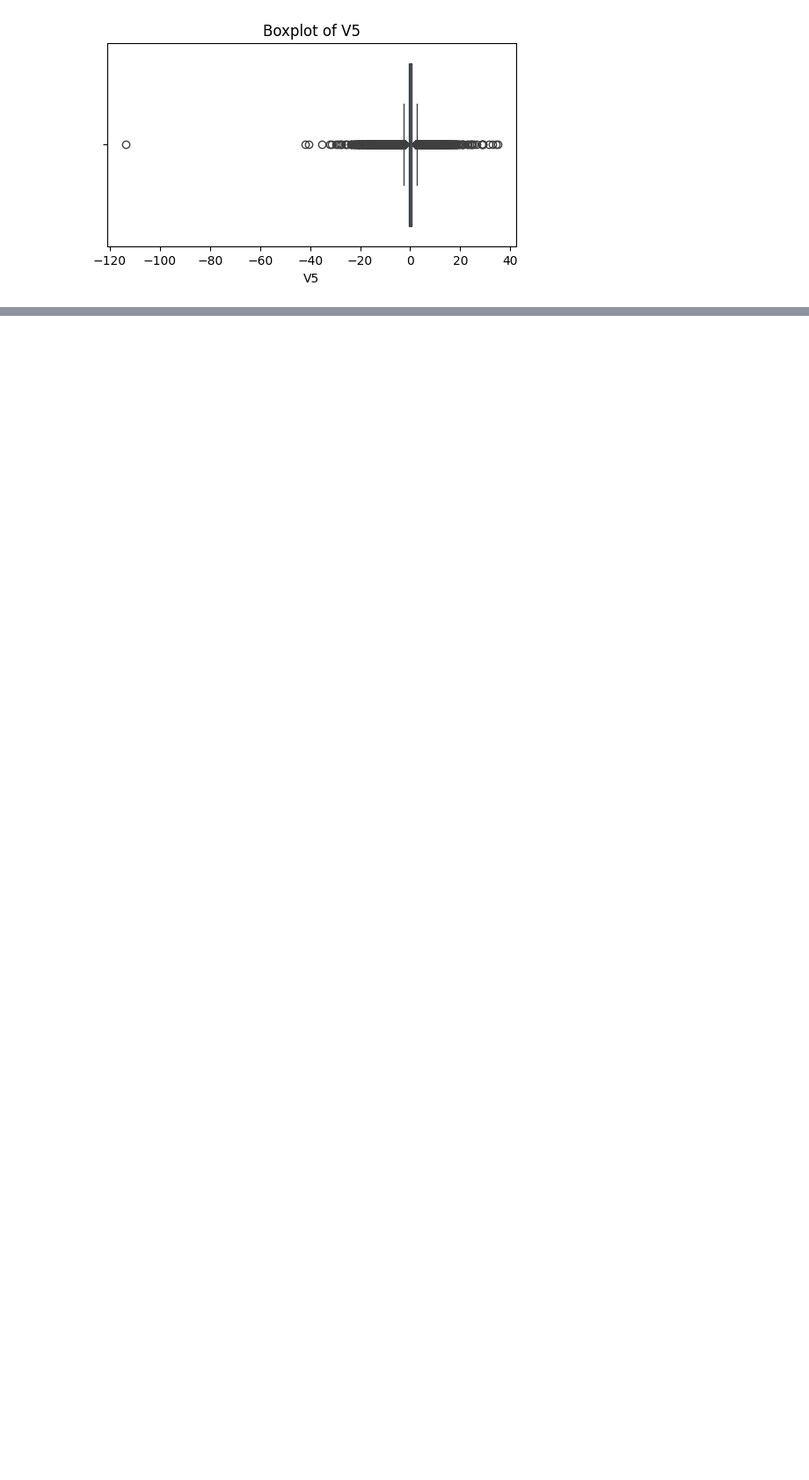
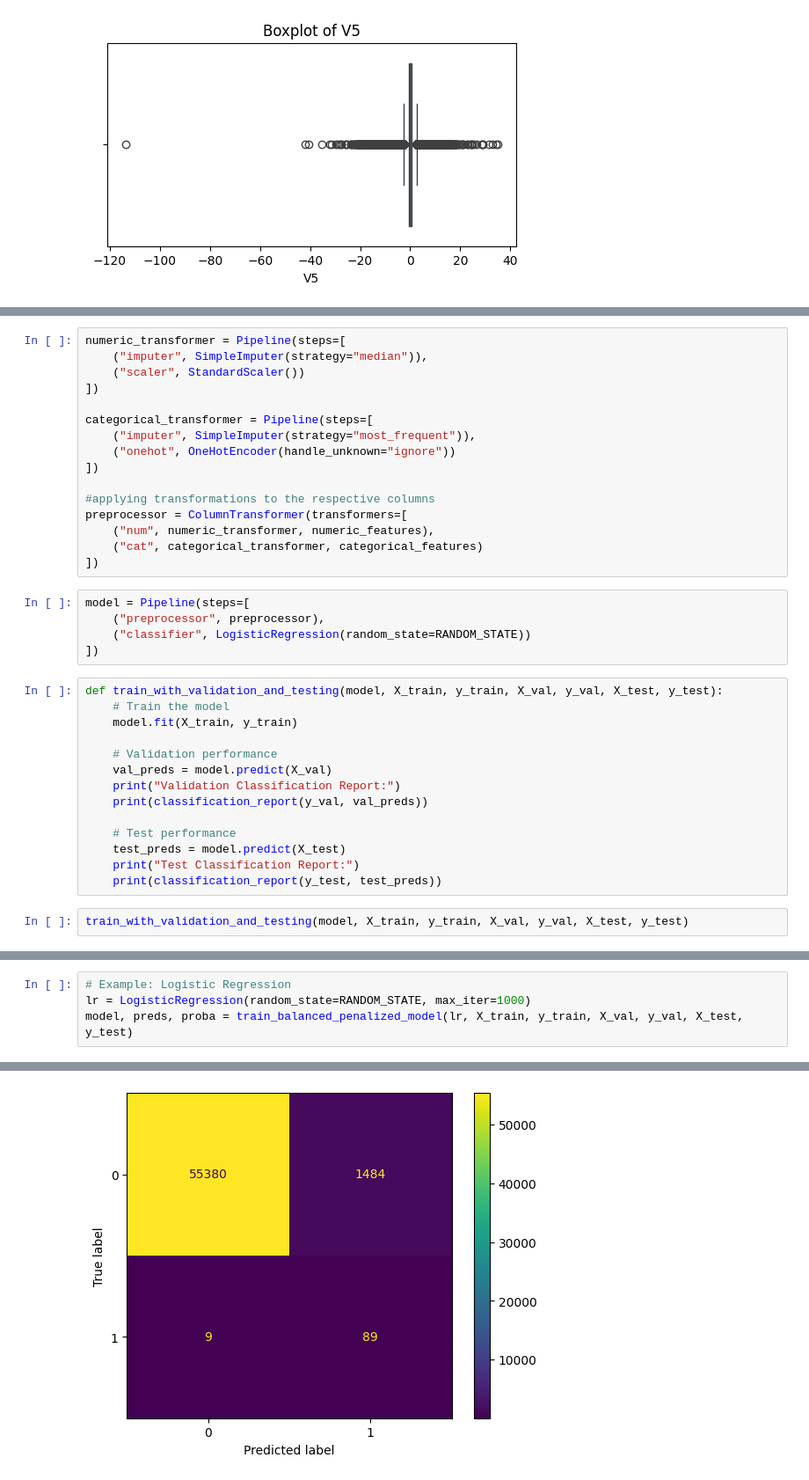
Before and after one commit to sidlihe/Classical_Machine_Learning, a Jupyter notebook: notebooks/supervised_learning.ipynb, the cells around one changed output, grey strips where cells are left out. Shown at 88% size. Cells and saved outputs as stored; diff of their text form; blank space fills up the shorter version.

```diff
--- a/notebooks/supervised_learning.ipynb
+++ b/notebooks/supervised_learning.ipynb
@@ -282,0 +328,37 @@ for col in numeric_features[:6]:   # first few numeric columns
+# %%
+numeric_transformer = Pipeline(steps=[
+    ("imputer", SimpleImputer(strategy="median")),
+    ("scaler", StandardScaler())
+])
+
+categorical_transformer = Pipeline(steps=[
+    ("imputer", SimpleImputer(strategy="most_frequent")),
+    ("onehot", OneHotEncoder(handle_unknown="ignore"))
+])
+
+#applying transformations to the respective columns
+preprocessor = ColumnTransformer(transformers=[
+    ("num", numeric_transformer, numeric_features),
+    ("cat", categorical_transformer, categorical_features)
+])
+# %%
+model = Pipeline(steps=[
+    ("preprocessor", preprocessor),
+    ("classifier", LogisticRegression(random_state=RANDOM_STATE))
+])
+# %%
+def train_with_validation_and_testing(model, X_train, y_train, X_val, y_val, X_test, y_test):
+    # Train the model
+    model.fit(X_train, y_train)
+
+    # Validation performance
+    val_preds = model.predict(X_val)
+    print("Validation Classification Report:")
+    print(classification_report(y_val, val_preds))
+
+    # Test performance
+    test_preds = model.predict(X_test)
+    print("Test Classification Report:")
+    print(classification_report(y_test, test_preds))
+# %%
+train_with_validation_and_testing(model, X_train, y_train, X_val, y_val, X_test, y_test)
@@ -282,0 +428,5 @@ for col in numeric_features[:6]:   # first few numeric columns
+# %%
+# Example: Logistic Regression
+lr = LogisticRegression(random_state=RANDOM_STATE, max_iter=1000)
+model, preds, proba = train_balanced_penalized_model(lr, X_train, y_train, X_val, y_val, X_test, y_test)
+# %% [output]
@@ -282,0 +450 @@ for col in numeric_features[:6]:   # first few numeric columns
+[figure, added]
```
Also changed, not shown: parts of 13 cells of this notebook.
